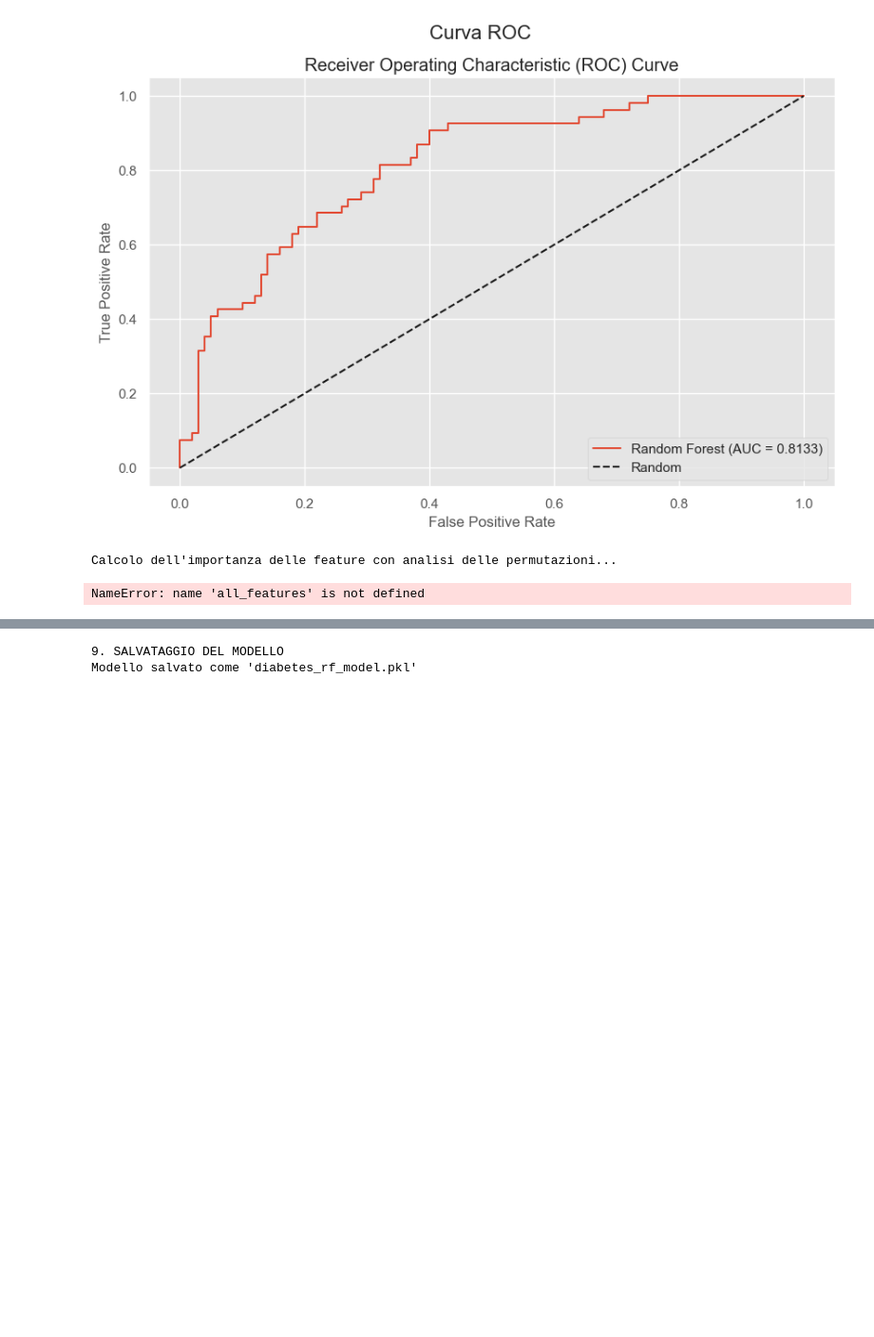
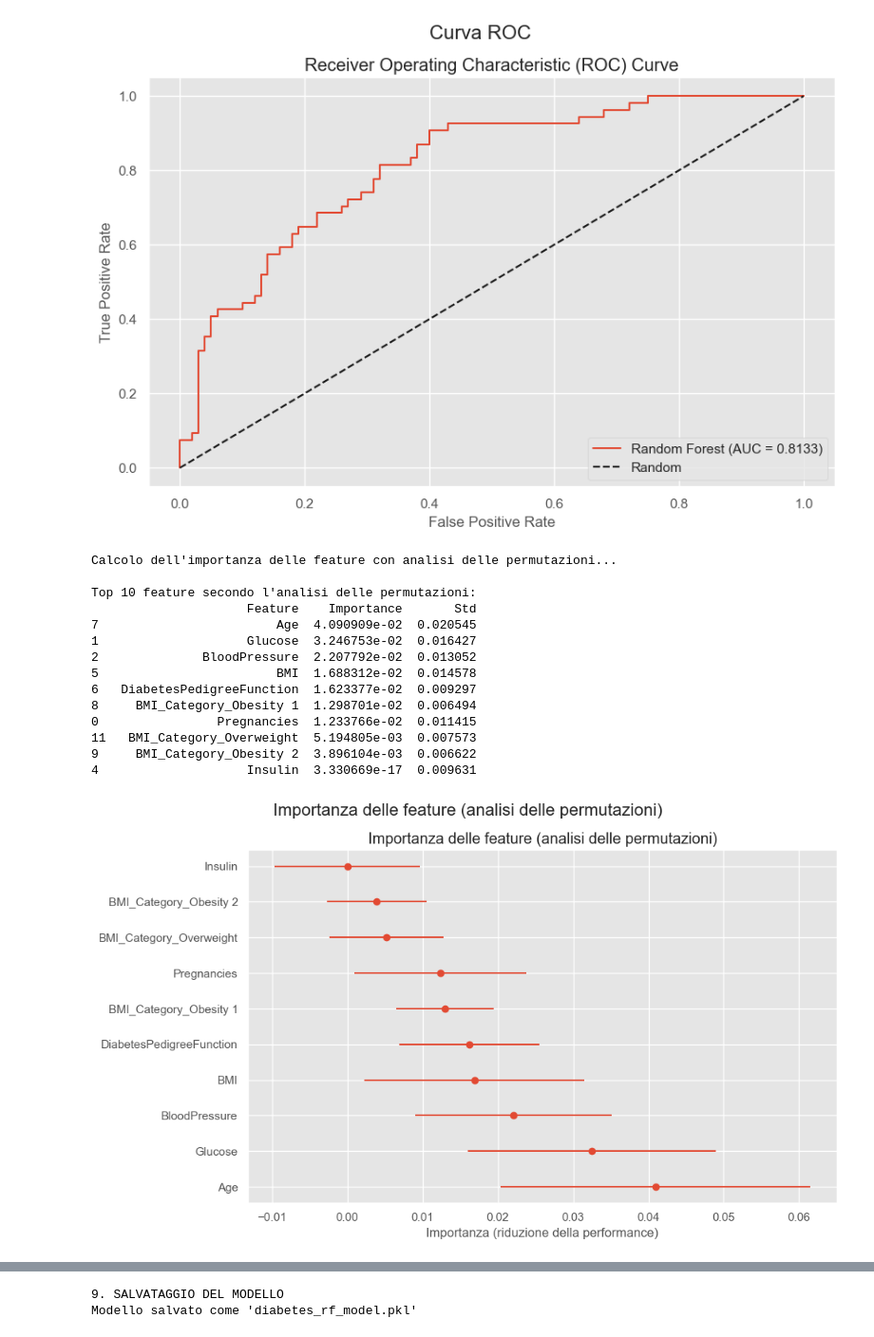
Before and after one commit to BioImad/ML, a Jupyter notebook: Diabete_v3_rf_CHAT.ipynb, the cells around one changed output, grey strips where cells are left out. Shown: that part at 95% size. Saved outputs shown, nothing was run; the diff lists cells and outputs as text; code cells hidden in the pictures; blank space fills up the shorter version.

```diff
--- a/Diabete_v3_rf_CHAT.ipynb
+++ b/Diabete_v3_rf_CHAT.ipynb
@@ -555,35 +555,53 @@ perm_importance = permutation_importance(best_rf.named_steps['classifier'],
                                         y_test,
                                         n_repeats=10,
                                         random_state=42)
-
+preprocessor = best_rf.named_steps['preprocessor']
+num_features = preprocessor.transformers_[0][2]
+cat_features = preprocessor.transformers_[1][2]
+ohe = preprocessor.transformers_[1][1].named_steps['onehot']
+cat_feature_names = ohe.get_feature_names_out(cat_features)
+all_features = list(num_features) + list(cat_feature_names)
 # Controllo lunghezza feature
 if len(all_features) != len(perm_importance.importances_mean):
     raise ValueError(f"Mismatch: {len(all_features)} features names vs {len(perm_importance.importances_mean)} permutation importances")
 
 perm_importance_df = pd.DataFrame({
     'Feature': all_features,
     'Importance': perm_importance.importances_mean,
     'Std': perm_importance.importances_std
 }).sort_values('Importance', ascending=False)
 
 print("\nTop 10 feature secondo l'analisi delle permutazioni:")
 print(perm_importance_df.head(10))
 
 fig = create_figure(9, "Importanza delle feature (analisi delle permutazioni)")
 plt.errorbar(
     x=perm_importance_df['Importance'].head(10),
     y=range(10),
     xerr=perm_importance_df['Std'].head(10),
     fmt='o'
 )
 plt.yticks(range(10), perm_importance_df['Feature'].head(10))
 plt.xlabel('Importanza (riduzione della performance)')
 plt.title('Importanza delle feature (analisi delle permutazioni)')
 plt.tight_layout()
 plt.savefig('permutation_importance.png')
 # %% [output]
 Calcolo dell'importanza delle feature con analisi delle permutazioni...
+
+Top 10 feature secondo l'analisi delle permutazioni:
+                     Feature    Importance       Std
+7                        Age  4.090909e-02  0.020545
+1                    Glucose  3.246753e-02  0.016427
+2              BloodPressure  2.207792e-02  0.013052
+5                        BMI  1.688312e-02  0.014578
+6   DiabetesPedigreeFunction  1.623377e-02  0.009297
+8     BMI_Category_Obesity 1  1.298701e-02  0.006494
+0                Pregnancies  1.233766e-02  0.011415
+11   BMI_Category_Overweight  5.194805e-03  0.007573
+9     BMI_Category_Obesity 2  3.896104e-03  0.006622
+4                    Insulin  3.330669e-17  0.009631
-NameError: name 'all_features' is not defined
+[figure, added]
 # %%
 # PDPs (Partial Dependence Plots) per le feature più importanti
 try:
```
Also changed, not shown: parts of 1 cell of this notebook.
